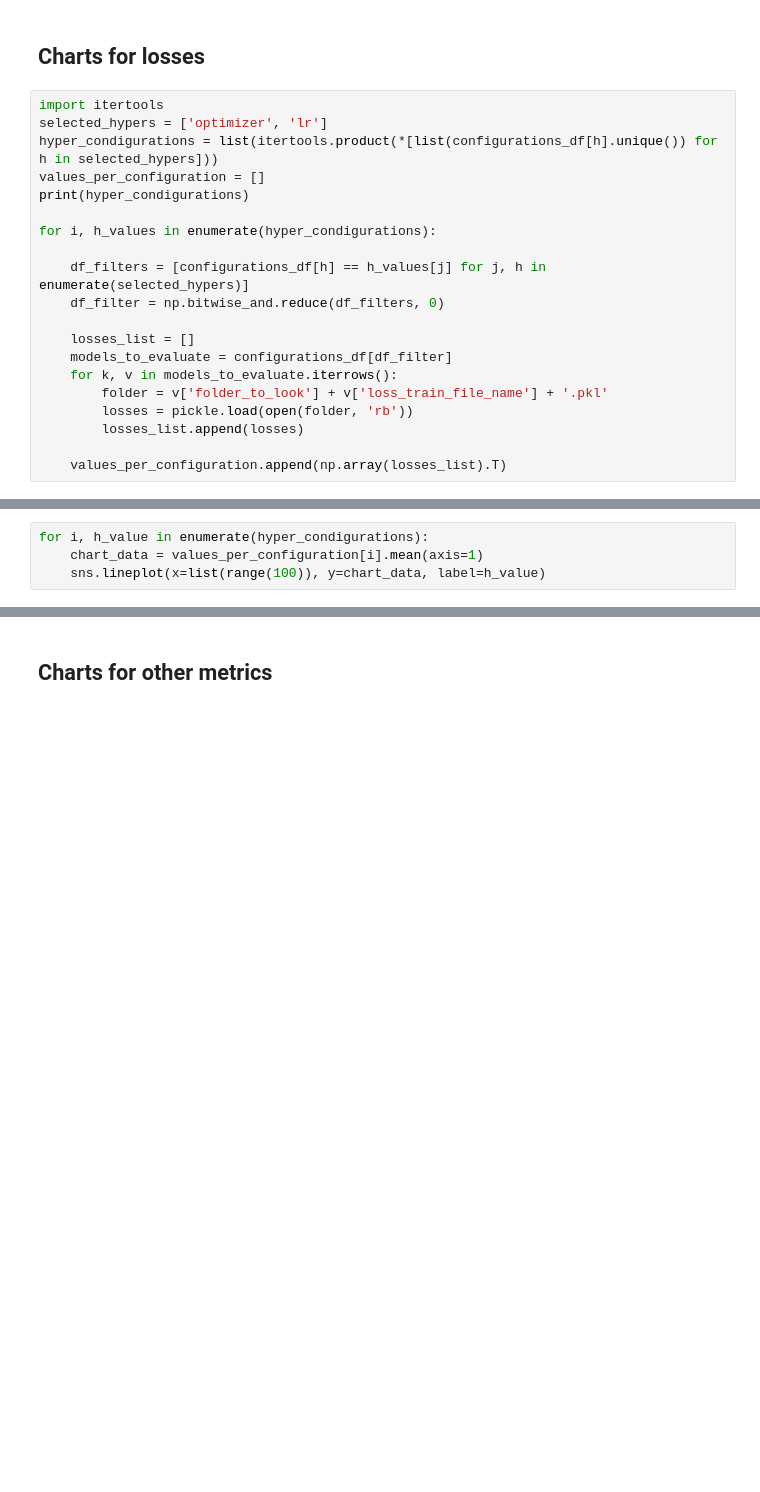
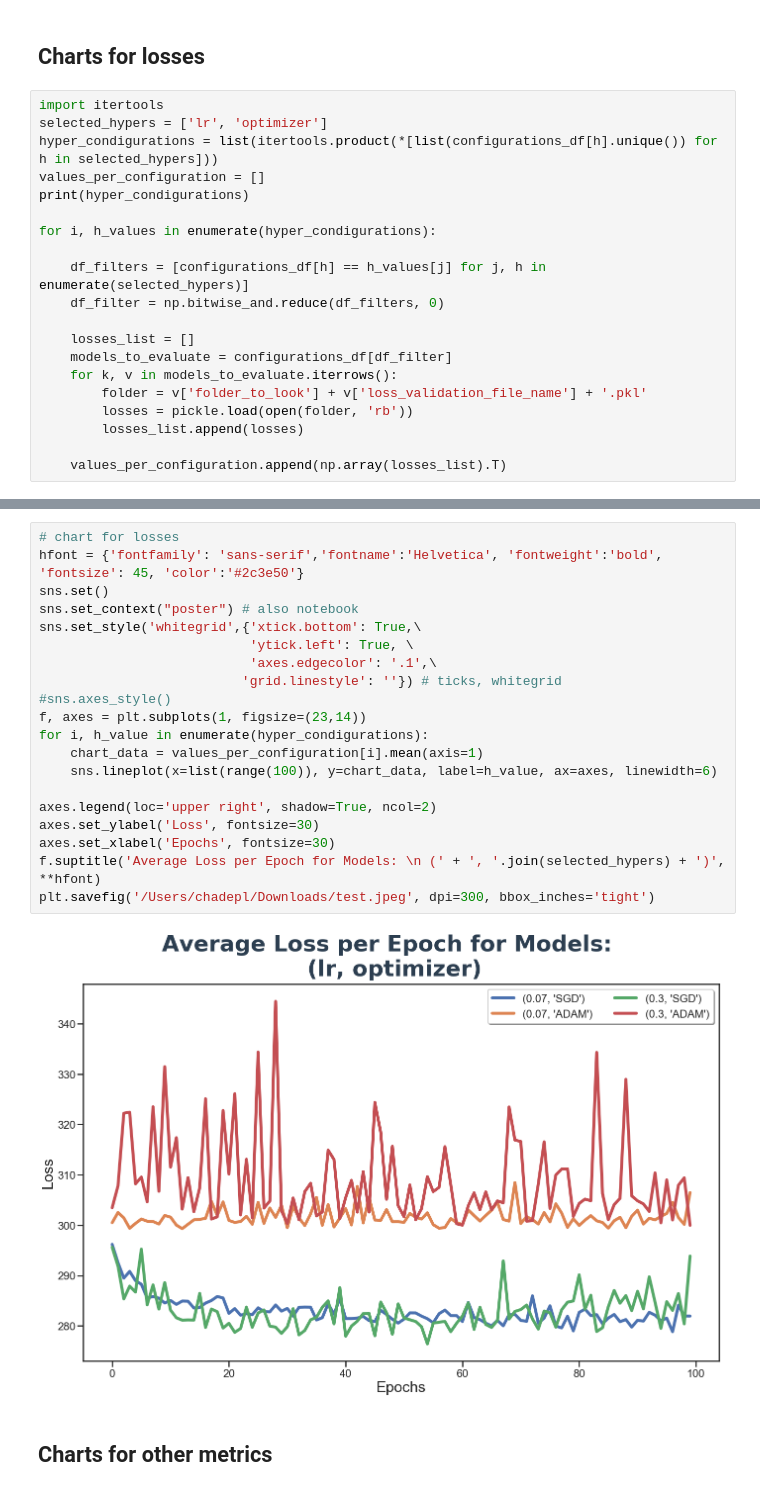
Before and after one commit to deepphage/notebooks, a Jupyter notebook: Evaluation.ipynb, the cells around one changed output, grey strips where cells are left out. Drawn from its saved outputs; the diff is of its cells as text; blank space fills up the shorter version.

Commit message:
Charts code

```diff
--- a/Evaluation.ipynb
+++ b/Evaluation.ipynb
@@ -303,7 +307,7 @@ configurations_df
 ## Charts for losses
 # %%
 import itertools
-selected_hypers = ['optimizer', 'lr']
+selected_hypers = ['lr', 'optimizer']
 hyper_condigurations = list(itertools.product(*[list(configurations_df[h].unique()) for h in selected_hypers]))
 values_per_configuration = []
 print(hyper_condigurations)
@@ -316,7 +320,7 @@ for i, h_values in enumerate(hyper_condigurations):
     losses_list = []
     models_to_evaluate = configurations_df[df_filter]
     for k, v in models_to_evaluate.iterrows():
-        folder = v['folder_to_look'] + v['loss_train_file_name'] + '.pkl'
+        folder = v['folder_to_look'] + v['loss_validation_file_name'] + '.pkl'
         losses = pickle.load(open(folder, 'rb'))
         losses_list.append(losses)
 
@@ -326,4 +329,0 @@ for i, h_values in enumerate(hyper_condigurations):
-# %%
-for i, h_value in enumerate(hyper_condigurations):
-    chart_data = values_per_configuration[i].mean(axis=1)
-    sns.lineplot(x=list(range(100)), y=chart_data, label=h_value)
@@ -332,3 +330,25 @@ for i, h_value in enumerate(hyper_condigurations):
+# %%
+# chart for losses
+hfont = {'fontfamily': 'sans-serif','fontname':'Helvetica', 'fontweight':'bold', 'fontsize': 45, 'color':'#2c3e50'}
+sns.set()
+sns.set_context("poster") # also notebook
+sns.set_style('whitegrid',{'xtick.bottom': True,\
+                           'ytick.left': True, \
+                           'axes.edgecolor': '.1',\
+                          'grid.linestyle': ''}) # ticks, whitegrid
+#sns.axes_style()
+f, axes = plt.subplots(1, figsize=(23,14))
+for i, h_value in enumerate(hyper_condigurations):
+    chart_data = values_per_configuration[i].mean(axis=1)
+    sns.lineplot(x=list(range(100)), y=chart_data, label=h_value, ax=axes, linewidth=6)
+
+axes.legend(loc='upper right', shadow=True, ncol=2)
+axes.set_ylabel('Loss', fontsize=30)
+axes.set_xlabel('Epochs', fontsize=30)
+f.suptitle('Average Loss per Epoch for Models: \n (' + ', '.join(selected_hypers) + ')', **hfont)
+plt.savefig('/Users/chadepl/Downloads/test.jpeg', dpi=300, bbox_inches='tight')
+# %% [output]
+[figure, added]
 # %% [markdown]
 ## Charts for other metrics
 # %%
```
Also changed, not shown: parts of 4 cells of this notebook.
